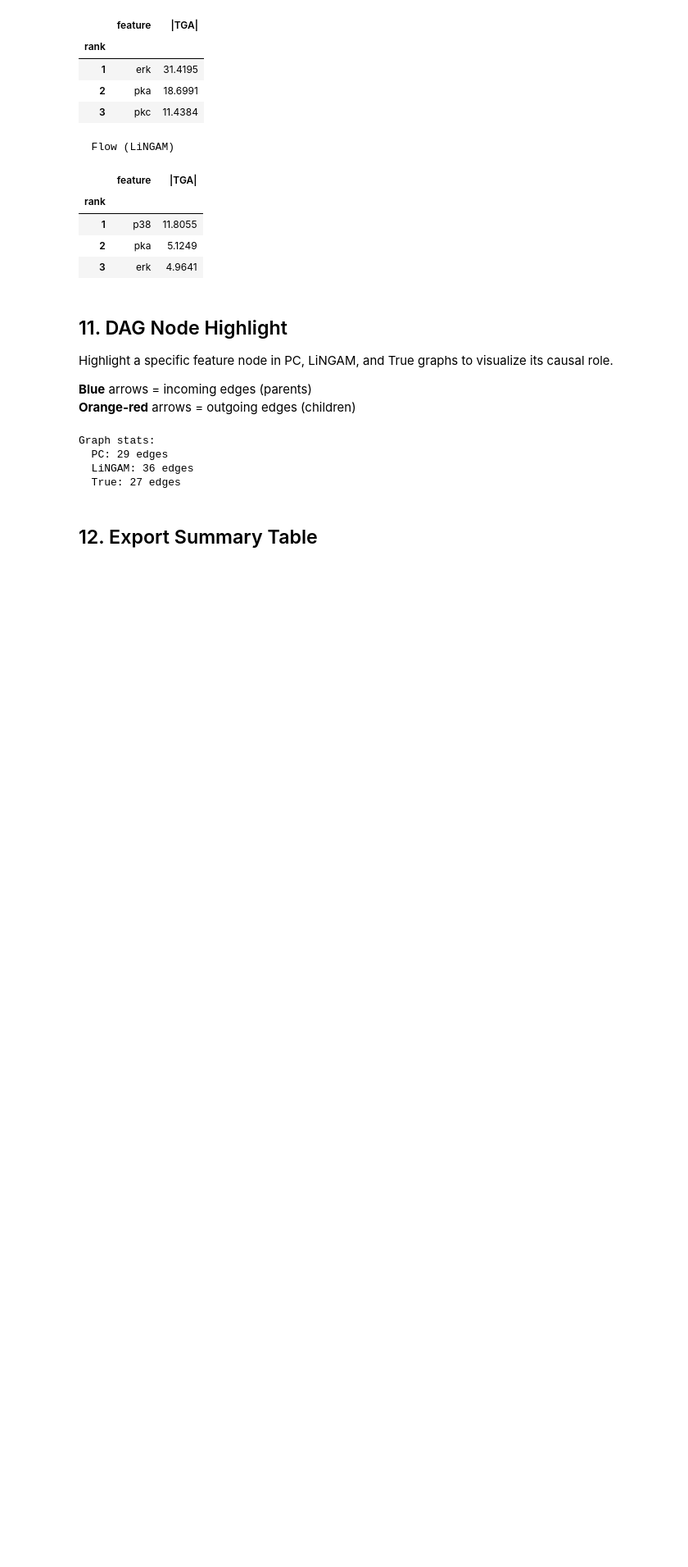
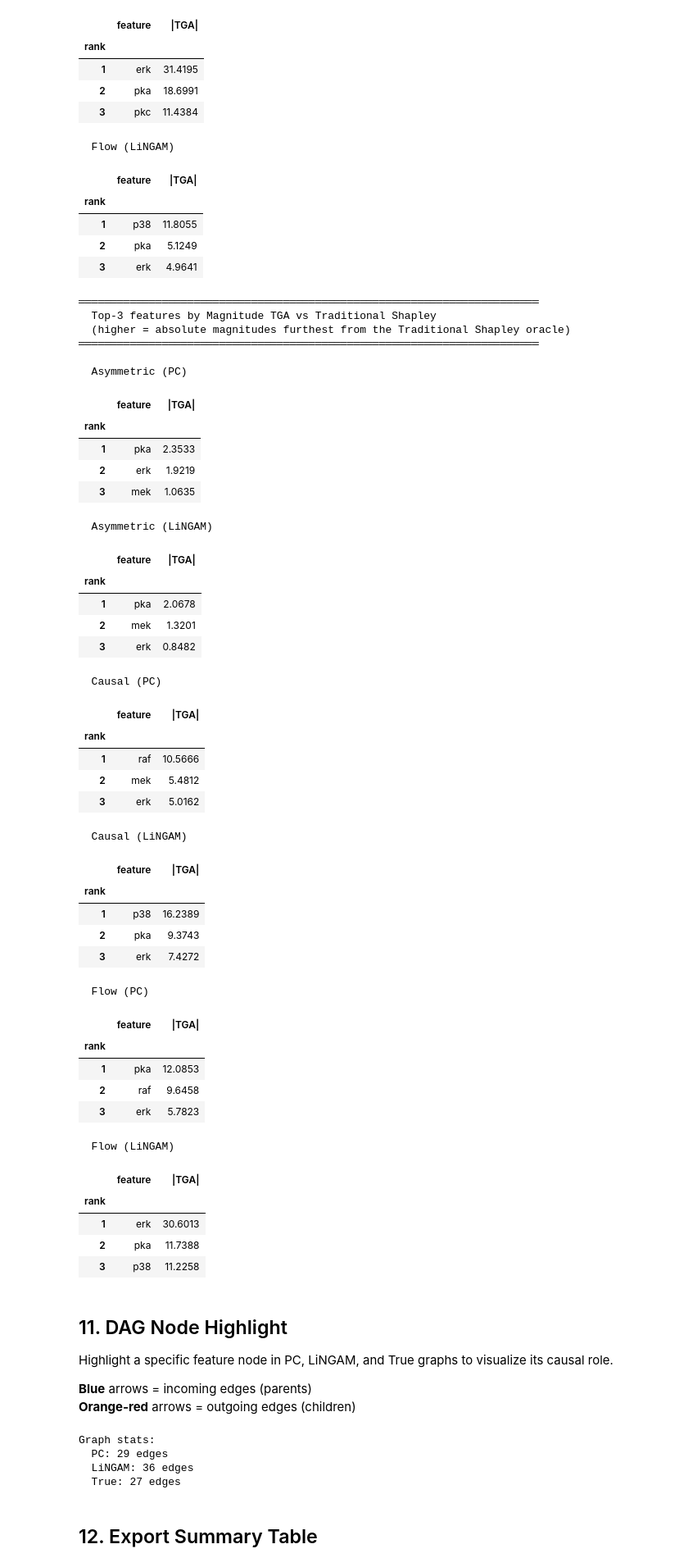
Before and after one commit to juanriosg12/master_thesis, a Jupyter notebook: notebooks/real_data_summary.ipynb, the cells around one changed output. Shown at 82% size. Drawn from its saved outputs; the diff is of its cells as text; code cells hidden in the pictures; blank space fills up the shorter version.

```diff
--- a/notebooks/real_data_summary.ipynb
+++ b/notebooks/real_data_summary.ipynb
@@ -1279,6 +1304,6 @@ else:
 # %%
 # ── 10b: Top-K features by GSS ────────────────────────────────────────────────
-# Using gss_feat computed in section 2
+gss_feat = compute_gss(shap_data, BASE_METHODS)
 
 print(f"\n{'═' * 72}")
 print(f"  Top-{K_DIAG} features by |GSS|  (highest magnitude instability PC vs LiNGAM)")
@@ -1454,6 +1479,60 @@ for (meth, g), arr in tga_data.items():
 | 1 | p38 | 11.8055 |
 | 2 | pka | 5.1249 |
 | 3 | erk | 4.9641 |
+# %%
+# ── 10e: Top-K features by Magnitude TGA vs Traditional Shapley ──────────────────────────
+# Using tga_scratch computed in section 2
+
+print(f"\n{'═' * 72}")
+print(f"  Top-{K_DIAG} features by Magnitude TGA vs Traditional Shapley")
+print(f"  (higher = absolute magnitudes furthest from the Traditional Shapley oracle)")
+print(f"{'═' * 72}")
+for (meth, g), arr in tga_scratch.items():
+    df_t = top_k_features(np.abs(arr), feature_names, k=K_DIAG, ascending=False, score_col="|TGA|")
+    print(f"\n  {meth} ({g})")
+    display(df_t)
+# %% [output]
+════════════════════════════════════════════════════════════════════════
+  Top-3 features by Magnitude TGA vs Traditional Shapley
+  (higher = absolute magnitudes furthest from the Traditional Shapley oracle)
+════════════════════════════════════════════════════════════════════════
+
+  Asymmetric (PC)
+|  | feature | |TGA| |
+| rank |  |  |
+| 1 | pka | 2.3533 |
+| 2 | erk | 1.9219 |
+| 3 | mek | 1.0635 |
+  Asymmetric (LiNGAM)
+|  | feature | |TGA| |
+| rank |  |  |
+| 1 | pka | 2.0678 |
+| 2 | mek | 1.3201 |
+| 3 | erk | 0.8482 |
+  Causal (PC)
+|  | feature | |TGA| |
+| rank |  |  |
+| 1 | raf | 10.5666 |
+| 2 | mek | 5.4812 |
+| 3 | erk | 5.0162 |
+  Causal (LiNGAM)
+|  | feature | |TGA| |
+| rank |  |  |
+| 1 | p38 | 16.2389 |
+| 2 | pka | 9.3743 |
+| 3 | erk | 7.4272 |
+  Flow (PC)
+|  | feature | |TGA| |
+| rank |  |  |
+| 1 | pka | 12.0853 |
+| 2 | raf | 9.6458 |
+| 3 | erk | 5.7823 |
+  Flow (LiNGAM)
+|  | feature | |TGA| |
+| rank |  |  |
+| 1 | erk | 30.6013 |
+| 2 | pka | 11.7388 |
+| 3 | p38 | 11.2258 |
 # %% [markdown]
 ## 11. DAG Node Highlight
 
```
Also changed, not shown: parts of 5 cells of this notebook, 1 other file.
